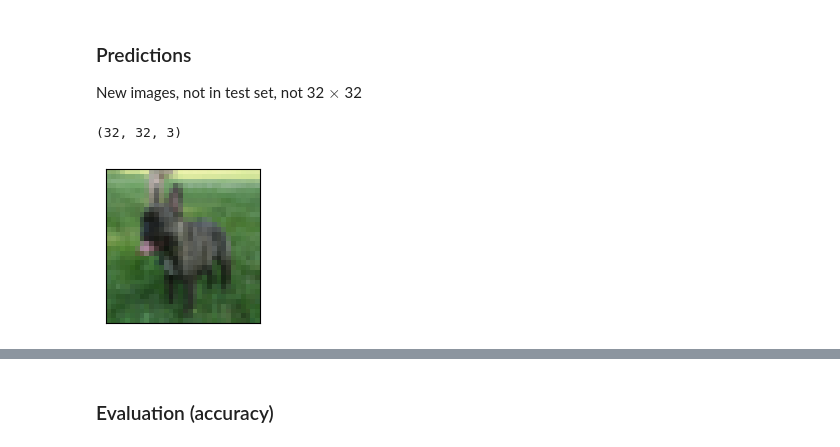
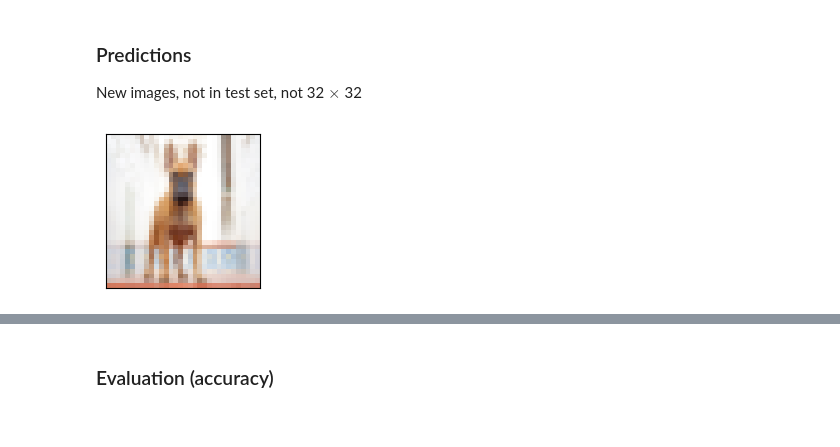
Before and after one commit to camiloakv/deep_dish, a Jupyter notebook: cnn_pytorch.ipynb, the cells around one changed output, grey strips where cells are left out. Cells and saved outputs as stored; diff of their text form; code cells hidden in the pictures.

```diff
--- a/cnn_pytorch.ipynb
+++ b/cnn_pytorch.ipynb
@@ -24,6 +26,8 @@ with open("params.yaml") as f:
     params = yaml.safe_load(f)['cnn']
 
 # frequently used params
+width = params['img_width']
+height = params['img_height']
 
 utils.print_params(params)
 # %% [output]
@@ -186,15 +198,15 @@ model.load_state_dict(torch.load(params['model_file']))
 
 New images, not in test set, not 32 $\times$ 32
 # %%
-new_transform = transforms.Compose([
-    transforms.Resize((32, 32)),
+transform_with_resize = transforms.Compose([
+    transforms.Resize((width, height)),
     transforms.ToTensor(),
     transforms.Normalize((0.5, 0.5, 0.5), (0.5, 0.5, 0.5))
 ])
 # %%
 def load_image(image_path):
     image = Image.open(image_path)
-    image = new_transform(image)
+    image = transform_with_resize(image)
 #    image = image.unsqueeze(0)
 
     return image
@@ -205,15 +217,10 @@ dir_path = Path("./data/images/cifar10_ext")
 files = [p for p in dir_path.iterdir() if p.is_file()]
 images = [load_image(f) for f in files]
 # %%
-# manual rescale
-arr = ((images[1].numpy() + 1)  * 255. / 2.).astype(np.uint8)  # TODO: why [0]?
-arr = np.rollaxis(arr,0,3)
-print(arr.shape)
-
+arr = utils.image_array(images[0])
 utils.imshow(arr)
 # %% [output]
-(32, 32, 3)
-[figure, old version]
+[figure, new version]
 # %%
 with torch.no_grad():
     model.eval()
```
Also changed, not shown: parts of 41 cells of this notebook, 2 other files.
